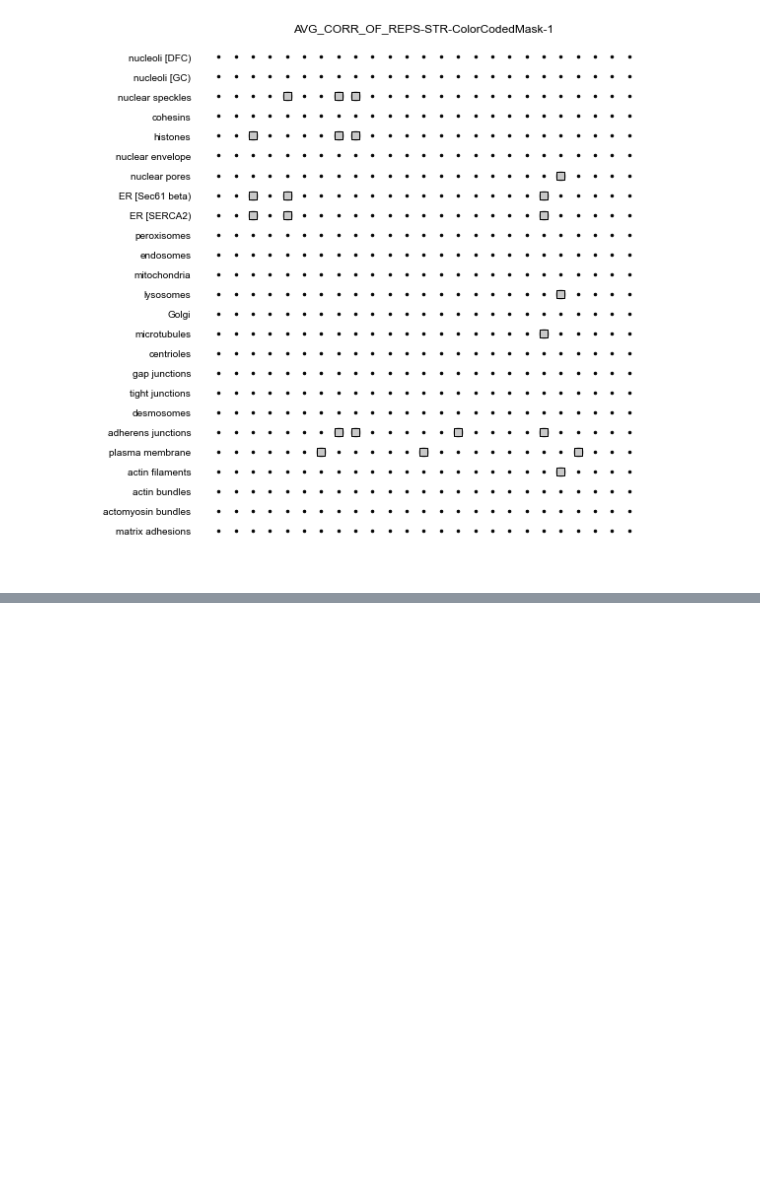
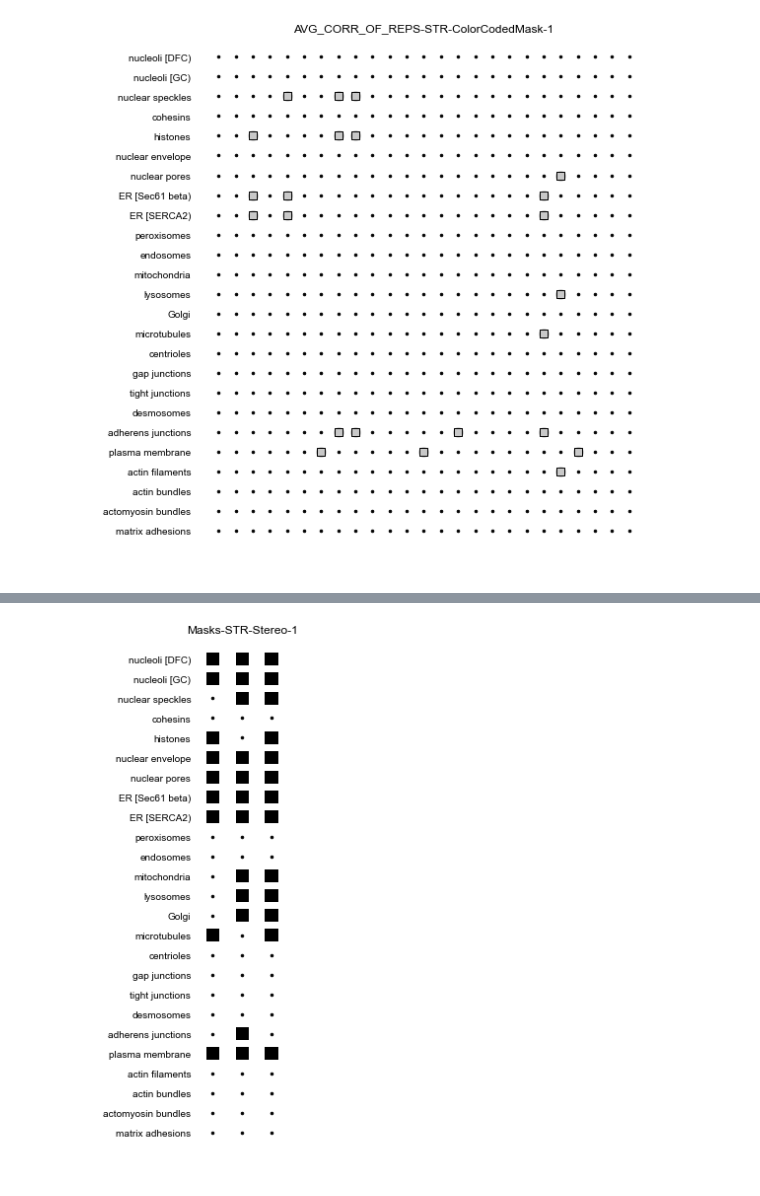
Before and after one commit to AllenCell/cvapipe_analysis, a Jupyter notebook: notebooks/FigureMitosis/FigureMitosis3.ipynb, the cells around one changed output, grey strips where cells are left out. Cells and saved outputs as stored; diff of their text form; code cells hidden in the pictures; blank space fills up the shorter version.

```diff
--- a/notebooks/FigureMitosis/FigureMitosis3.ipynb
+++ b/notebooks/FigureMitosis/FigureMitosis3.ipynb
@@ -216,16 +220,18 @@ with open("cmap.pkl", "wb") as fp:
 # %%
 importlib.reload(plotting)
 
 masker = common.Masker(control)
 masker.set_data(common.Masker.reduce_to_diag(mxs), common.Masker.reduce_to_diag(sws), colnames=["A", "B", "C"])
 masker.execute()
 df1, df2, cmap = masker.get_result_as_dataframes_and_cmap(ignore_confidence=True)
 
 row = pd.Series({"shape_mode": "Stereo", "mpId": 1, "aggtype": "Masks", "alias": "STR"}, name=0)
 ploter = plotting.ConcordancePlotMaker(control)
 ploter.set_row(row)
-ploter.make_confidence_heatmap(df1, df2, colors={8: (0,0,0)}, size_scale=25, display=True, hide_colors=[7], xlim=(-0.5, 2.5))
+ploter.make_confidence_heatmap(df1, df2, colors={8: (0,0,0)}, size_scale=25, display=True, dotted=[7], ec_on=False, background_dot=False, xlim=(-0.5, 2.5))
 ploter.figs[0][0].savefig(f"FigureMitosis3_masks_stereo.pdf", transparent=True)
+# %% [output]
+[figure, added]
 # %%
 masker = common.Masker(control)
 masker.set_data(common.Masker.reduce_to_diag(mxs, True), common.Masker.reduce_to_diag(sws, True), colnames=["S"])
```
Also changed, not shown: parts of 5 cells of this notebook, 4 other files.
